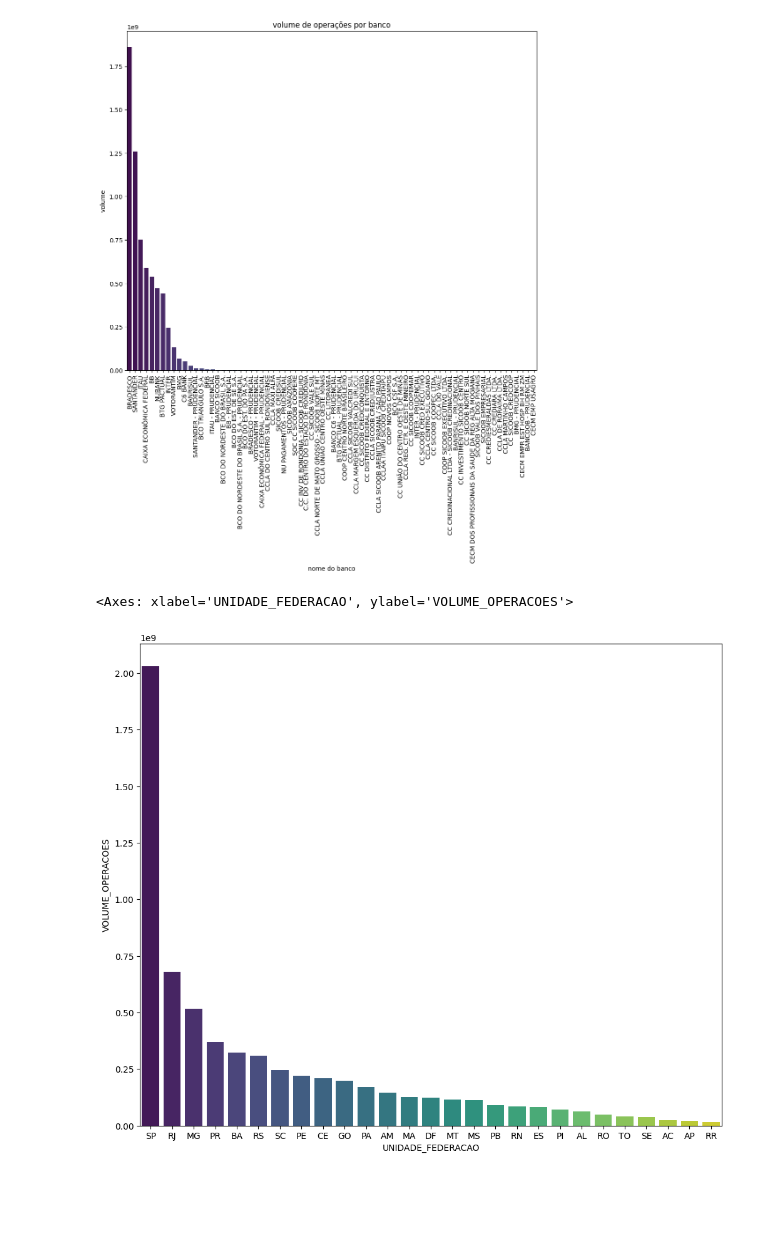
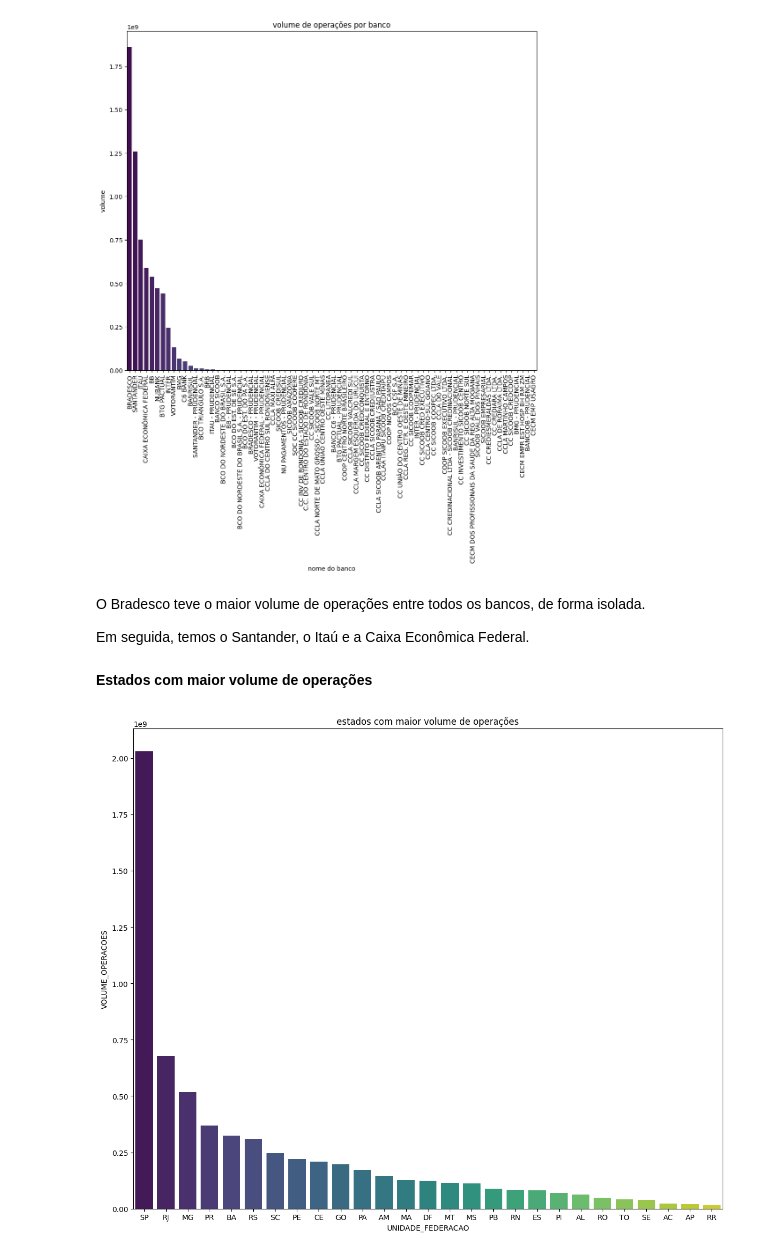
Before and after one commit to WesleySouza13/Projeto-Risco-de-Credito---Desenrola-Brasil, a Jupyter notebook: notebooks/notebook.ipynb, the cells around one changed output. Drawn from its saved outputs; the diff is of its cells as text; code cells hidden in the pictures; blank space fills up the shorter version.

```diff
--- a/notebooks/notebook.ipynb
+++ b/notebooks/notebook.ipynb
@@ -256,11 +264,18 @@ plt.xticks(rotation=90)
 plt.show()
 # %% [output]
 [figure]
+# %% [markdown]
+O Bradesco teve o maior volume de operações entre todos os bancos, de forma isolada.
+
+Em seguida, temos o Santander, o Itaú e a Caixa Econômica Federal.
+# %% [markdown]
+**Estados com maior volume de operações**
 # %%
-#estados com maior volume de operações
-states_volumn = df2.groupby('UNIDADE_FEDERACAO')['VOLUME_OPERACOES'].sum().sort_values(ascending=False)
+volumn_per_state = df2.groupby('UNIDADE_FEDERACAO')['VOLUME_OPERACOES'].sum().sort_values(ascending=False)
 plt.figure(figsize=(12,10))
-sns.barplot(states_volumn, palette ='viridis')
+plt.title('estados com maior volume de operações')
+sns.barplot(volumn_per_state, palette ='viridis')
+plt.tight_layout()
+plt.show()
 # %% [output]
-<Axes: xlabel='UNIDADE_FEDERACAO', ylabel='VOLUME_OPERACOES'>
-[figure, old version]
+[figure, new version]
```
Also changed, not shown: parts of 26 cells of this notebook.
